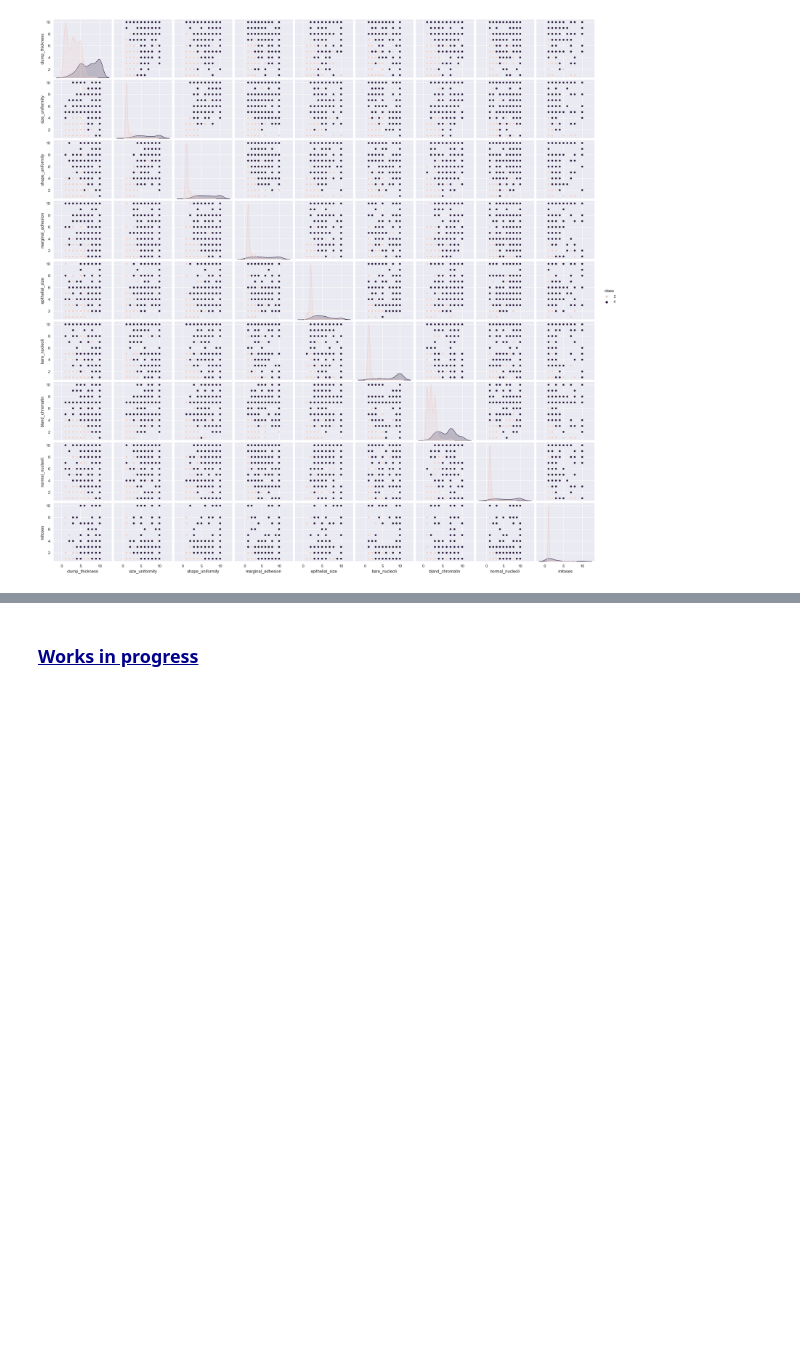
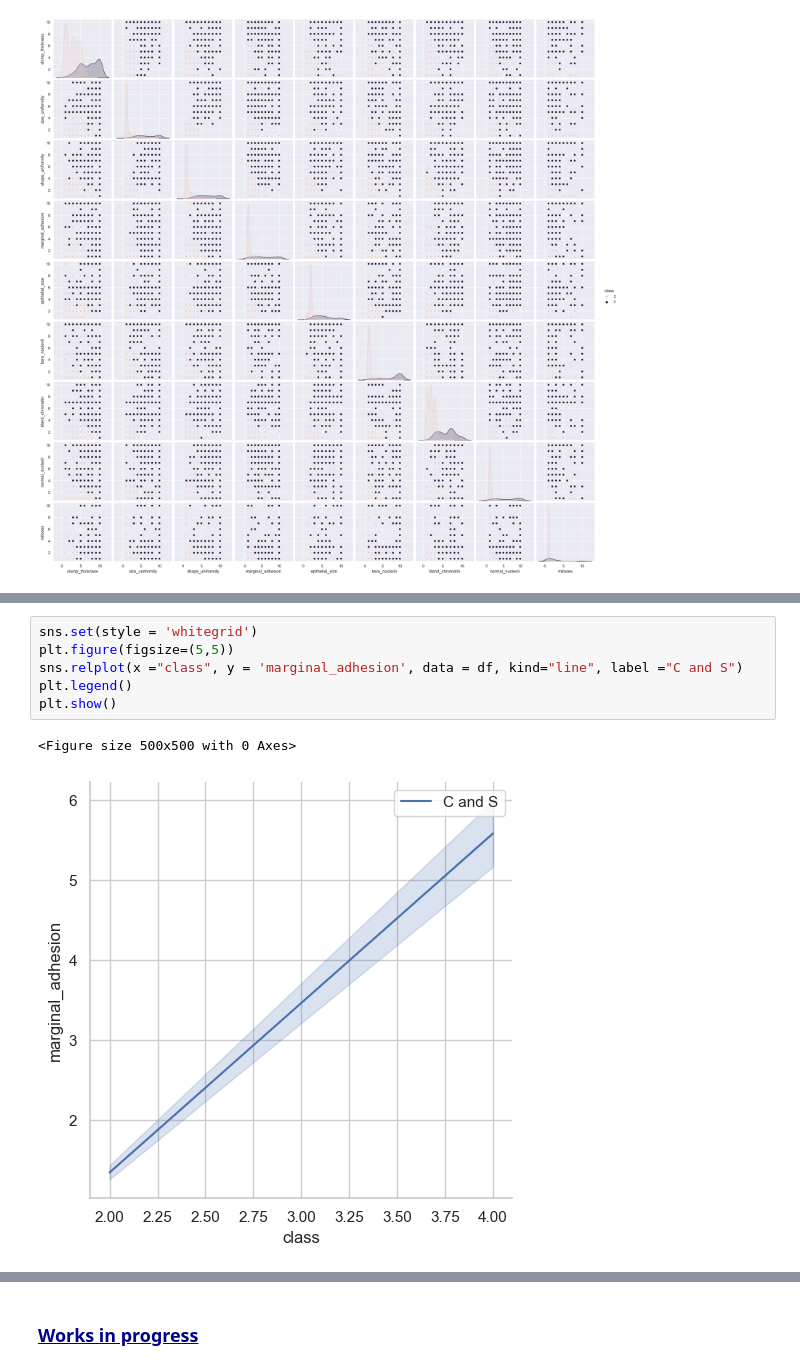
Before and after one commit to OCorry/PfDA-2022-Project-2, a Jupyter notebook: PfDA-2022-Project-2.ipynb, the cells around one changed output, grey strips where cells are left out. Cells and saved outputs as stored; diff of their text form; blank space fills up the shorter version.

```diff
--- a/PfDA-2022-Project-2.ipynb
+++ b/PfDA-2022-Project-2.ipynb
@@ -378,0 +408,9 @@ plt.show()
+# %%
+sns.set(style = 'whitegrid')
+plt.figure(figsize=(5,5))
+sns.relplot(x ="class", y = 'marginal_adhesion', data = df, kind="line", label ="C and S")
+plt.legend()
+plt.show()
+# %% [output]
+<Figure size 500x500 with 0 Axes>
+[figure, added]
```
Also changed, not shown: parts of 20 cells of this notebook.
